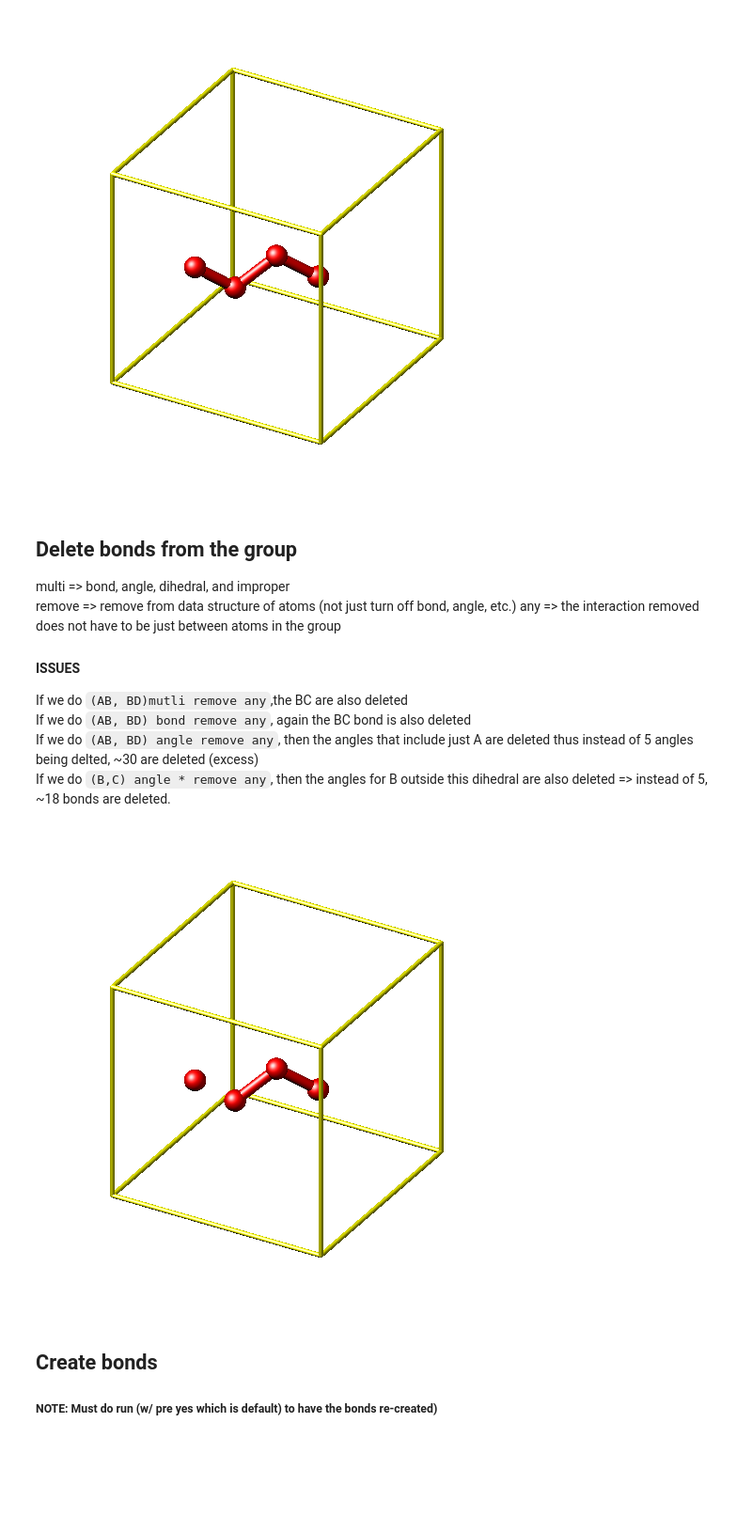
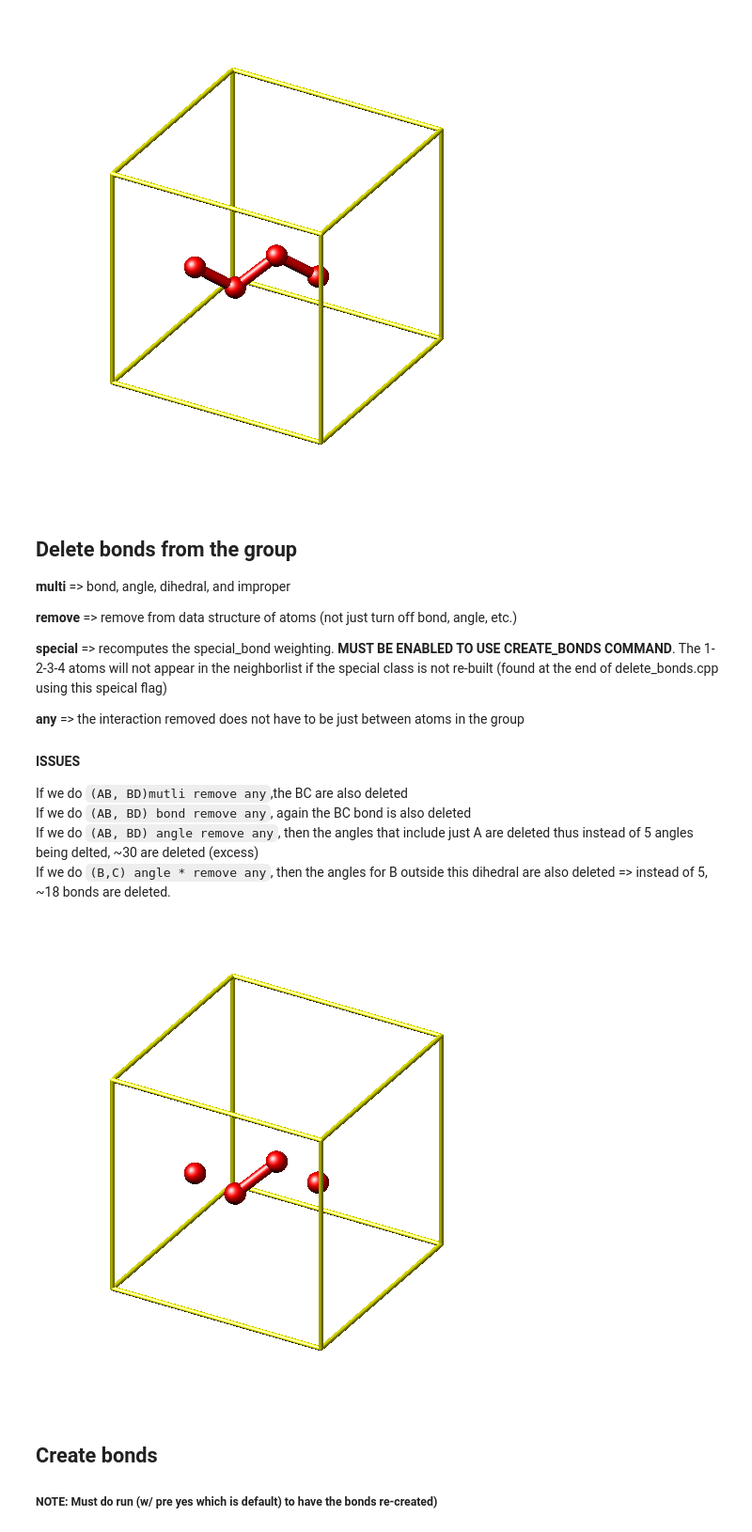
Before and after one commit to marshallmcdonnell/lmps_keating, a Jupyter notebook: silicon.ipynb, the cells around one changed output. Shown: that part at 94% size. Drawn from its saved outputs; the diff is of its cells as text; code cells hidden in the pictures; blank space fills up the shorter version.

```diff
--- a/silicon.ipynb
+++ b/silicon.ipynb
@@ -141,9 +141,13 @@ L.image(group='ABCD')
 [figure]
 # %% [markdown]
 ## Delete bonds from the group
-multi => bond, angle, dihedral, and improper
-remove => remove from data structure of atoms (not just turn off bond, angle, etc.)
-any => the interaction removed does not have to be just between atoms in the group
+**multi** => bond, angle, dihedral, and improper
+
+**remove** => remove from data structure of atoms (not just turn off bond, angle, etc.)
+
+**special** => recomputes the special_bond weighting. **MUST BE ENABLED TO USE CREATE_BONDS COMMAND**. The 1-2-3-4 atoms will not appear in the neighborlist if the special class is not re-built (found at the end of delete_bonds.cpp using this speical flag)
+
+**any** => the interaction removed does not have to be just between atoms in the group
 
 #### ISSUES
 If we do `(AB, BD)mutli remove any`,the BC are also deleted
@@ -152,11 +156,11 @@ If we do `(AB, BD) angle remove any`, then the angles that include just A are de
 If we do `(B,C) angle * remove any`, then the angles for B outside this dihedral are also deleted => instead of 5, ~18 bonds are deleted.
 # %%
 
-L.command('delete_bonds AB bond * remove')
-#L.command('delete_bonds CD bond * remove')
+L.command('delete_bonds AB bond * remove special')
+L.command('delete_bonds CD bond * remove special')
 L.image(group='ABCD')
 # %% [output]
-[figure, old version]
+[figure, new version]
 # %% [markdown]
 ## Create bonds
 ##### NOTE: Must do run (w/ pre yes which is default) to have the bonds re-created)
```
Also changed, not shown: parts of 3 cells of this notebook, 2 other files.
